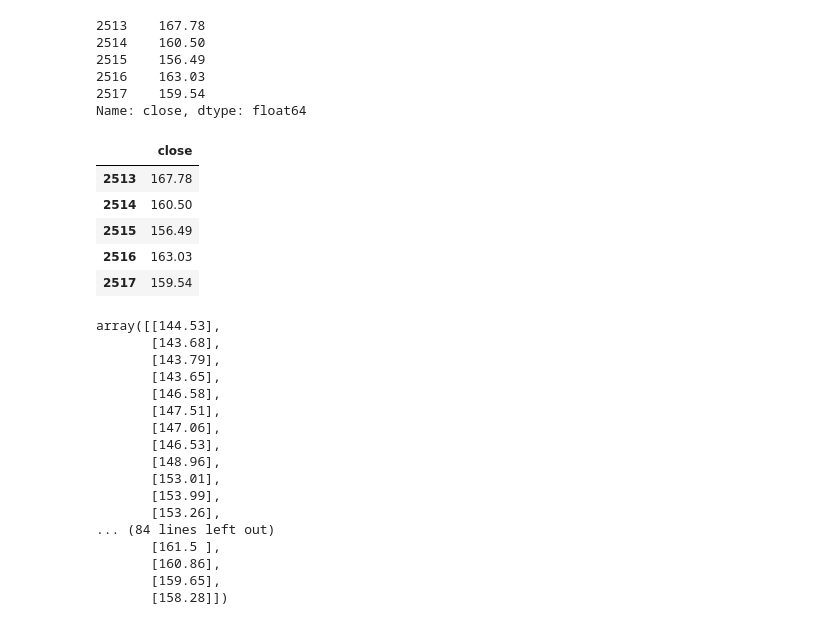
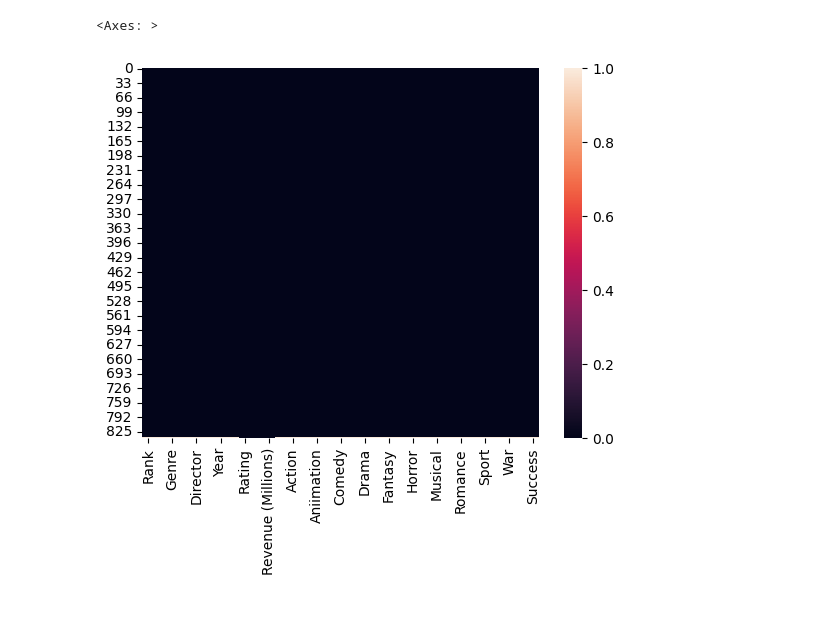
Before and after one commit to kitanoyoru/labs-sem-5, a Jupyter notebook: STATOIV/Lab5/main.ipynb, the cells around one changed output. Cells and saved outputs as stored; diff of their text form; code cells hidden in the pictures.

```diff
--- a/STATOIV/Lab5/main.ipynb
+++ b/STATOIV/Lab5/main.ipynb
@@ -5,3 +10,3 @@ import matplotlib.pyplot as plt
 # %%
-df = pd.read_csv("./all_stocks_5yr.csv")
-df = df[df["Name"] == "AAPL"]
+df = pd.read_csv('./movie_success_rate.csv')
+df.head()
@@ -65,9 +20,0 @@ df2 = df['close']
-# %%
-df2.tail()
-# %% [output]
-2513    167.78
-2514    160.50
-2515    156.49
-2516    163.03
-2517    159.54
-Name: close, dtype: float64
@@ -76,9 +20,0 @@ df2 = pd.DataFrame(df2)
-# %%
-df2.tail()
-# %% [output]
-|  | close |
-| 2513 | 167.78 |
-| 2514 | 160.50 |
-| 2515 | 156.49 |
-| 2516 | 163.03 |
-| 2517 | 159.54 |
@@ -91,0 +21,6 @@ y = np.array(df2['Prediction'])[:-future_days]
+# %%
+import seaborn as sns
+sns.heatmap(df.isnull())
+# %% [output]
+<Axes: >
+[figure, added]
@@ -95,27 +43,0 @@ x_train, x_test, y_train, y_test = train_test_split(X, y, test_size = 0.2)
-# %%
-from sklearn.tree import DecisionTreeRegressor
-
-tree = DecisionTreeRegressor().fit(x_train, y_train)
-
-x_future = df2.drop(['Prediction'], axis=1)[:-future_days]
-x_future = x_future.tail(future_days)
-x_future = np.array(x_future)
-x_future
-# %% [output]
-array([[144.53],
-       [143.68],
-       [143.79],
-       [143.65],
-       [146.58],
-       [147.51],
-       [147.06],
-       [146.53],
-       [148.96],
-       [153.01],
-       [153.99],
-       [153.26],
-... (84 lines left out)
-       [161.5 ],
-       [160.86],
-       [159.65],
-       [158.28]])
```
Also changed, not shown: parts of 21 cells of this notebook, 14 other files.
